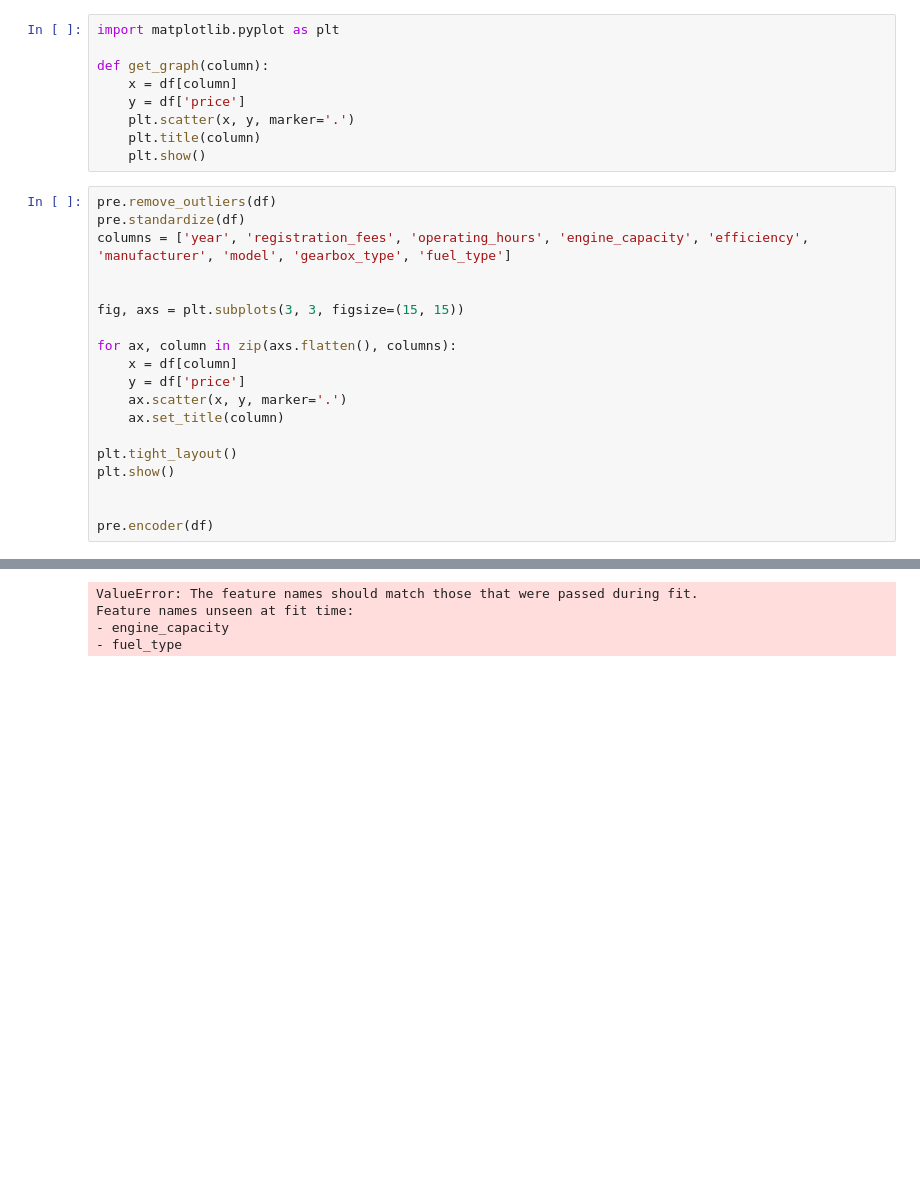
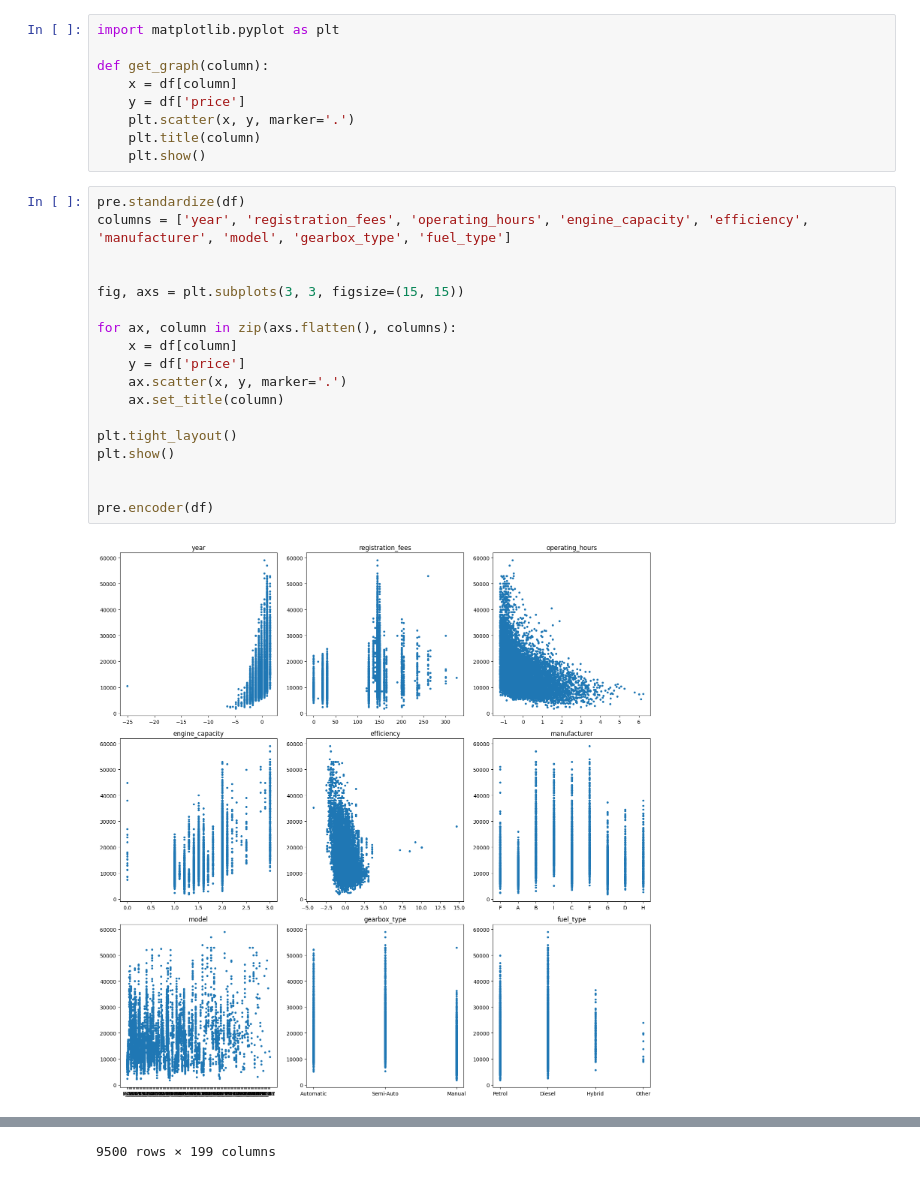
Before and after one commit to boring180/COMP5212_project, a Jupyter notebook: data_analy.ipynb, the cells around one changed output, grey strips where cells are left out. Saved outputs shown, nothing was run; the diff lists cells and outputs as text; blank space fills up the shorter version.

```diff
--- a/data_analy.ipynb
+++ b/data_analy.ipynb
@@ -28,22 +28,22 @@ def get_graph(column):
     plt.title(column)
     plt.show()
 # %%
-pre.remove_outliers(df)
 pre.standardize(df)
 columns = ['year', 'registration_fees', 'operating_hours', 'engine_capacity', 'efficiency', 'manufacturer', 'model', 'gearbox_type', 'fuel_type']
 
 
 fig, axs = plt.subplots(3, 3, figsize=(15, 15))
 
 for ax, column in zip(axs.flatten(), columns):
     x = df[column]
     y = df['price']
     ax.scatter(x, y, marker='.')
     ax.set_title(column)
 
 plt.tight_layout()
 plt.show()
 
 
 pre.encoder(df)
 # %% [output]
+[figure, added]
@@ -50,4 +62 @@ pre.encoder(df)
-ValueError: The feature names should match those that were passed during fit.
-Feature names unseen at fit time:
-- engine_capacity
-- fuel_type
+9500 rows × 199 columns
```
Also changed, not shown: parts of 2 cells of this notebook, 3 other files.
